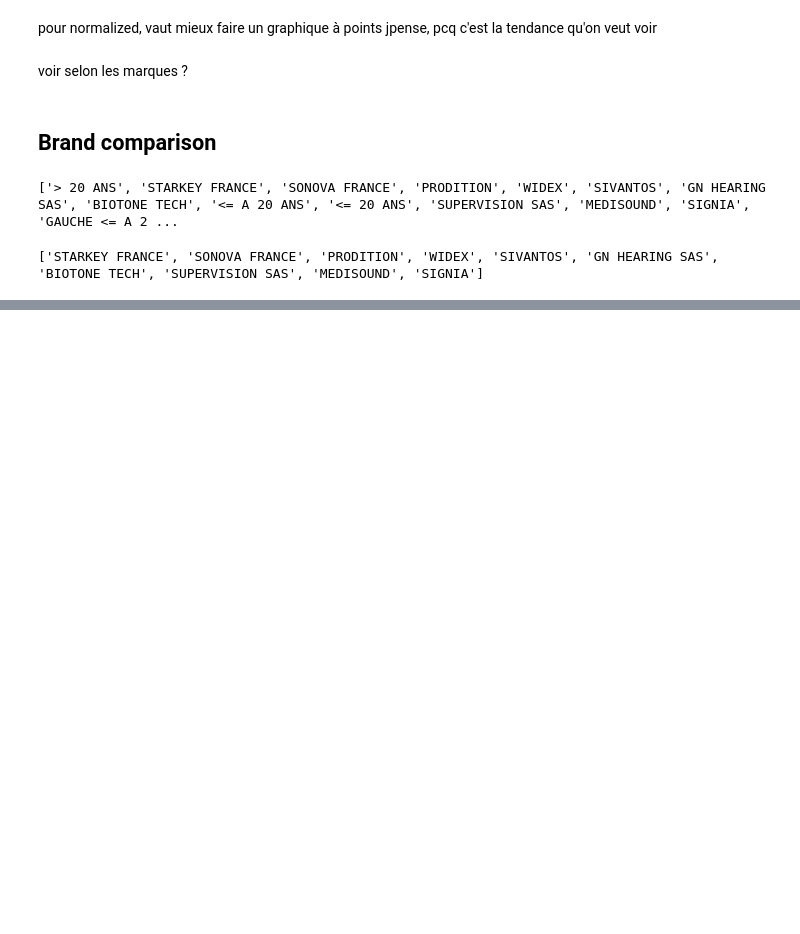
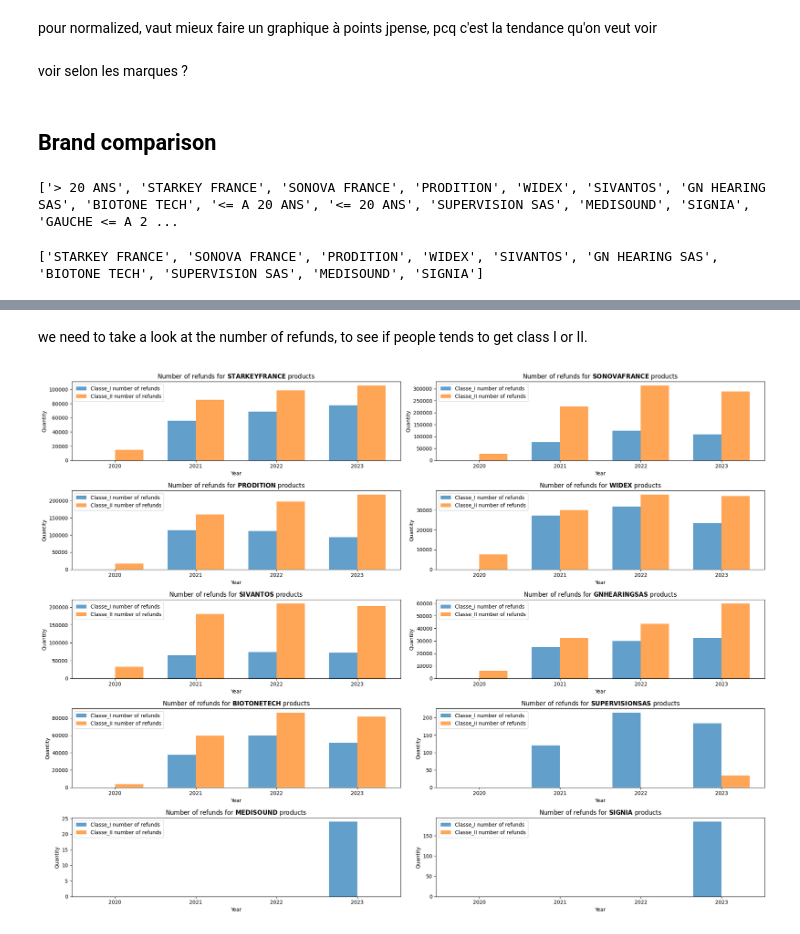
Before and after one commit to bparent11/analysingEffectOfHealthPlanInFrance, a Jupyter notebook: code/governmental-expenditures.ipynb, the cells around one changed output, grey strips where cells are left out. Cells and saved outputs as stored; diff of their text form; code cells hidden in the pictures; blank space fills up the shorter version.

```diff
--- a/code/governmental-expenditures.ipynb
+++ b/code/governmental-expenditures.ipynb
@@ -693,0 +751,30 @@ plt.show()
+# %% [markdown]
+we need to take a look at the number of refunds, to see if people tends to get class I or II.
+# %%
+fig, axes = plt.subplots(5, 2, figsize=(20, 15))
+
+axes = axes.flatten()
+
+count=0
+
+for brand in brands:
+
+    axe = axes[count]
+    axe.bar(list_years - width/2, dataC1[brand][2].values(), width=width, color="#1f77b4", label=f"Classe_I number of refunds", alpha=0.7)
+    axe.bar(list_years + width/2, dataC2[brand][2].values(), width=width, color="#ff7f0e", label=f"Classe_II number of refunds", alpha=0.7)
+
+    axe.set_title(f'Number of refunds for $\\mathbf{{{brand}}}$ products')
+    axe.set_xlabel('Year')
+    axe.set_ylabel('Quantity')
+    axe.legend()
+
+    axe.set_xticks(list_years)  # Assure que seules les années entières sont utilisées comme labels
+    #axe.set_xticklabels([str(int(year)) for year in list_years])  # Affiche les années entières
+
+    count += 1
+
+    plt.tight_layout()
+
+plt.show()
+# %% [output]
+[figure, added]
```
Also changed, not shown: parts of 10 cells of this notebook, 1 other file.
